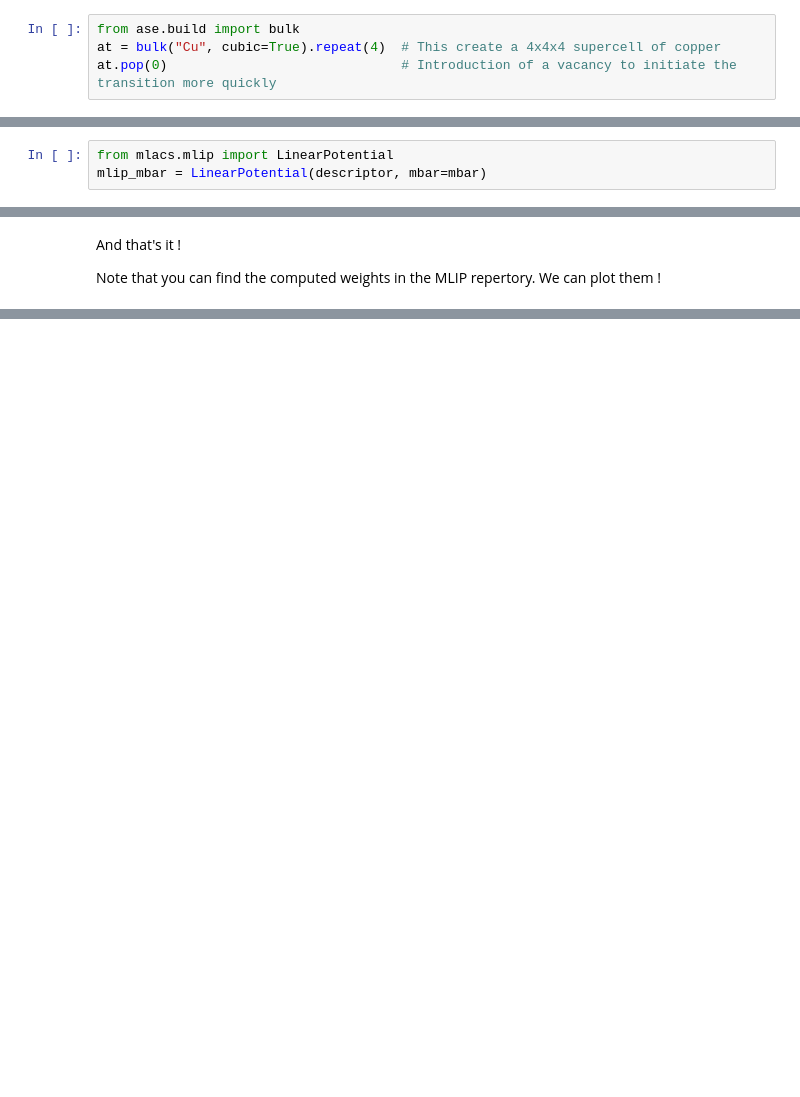
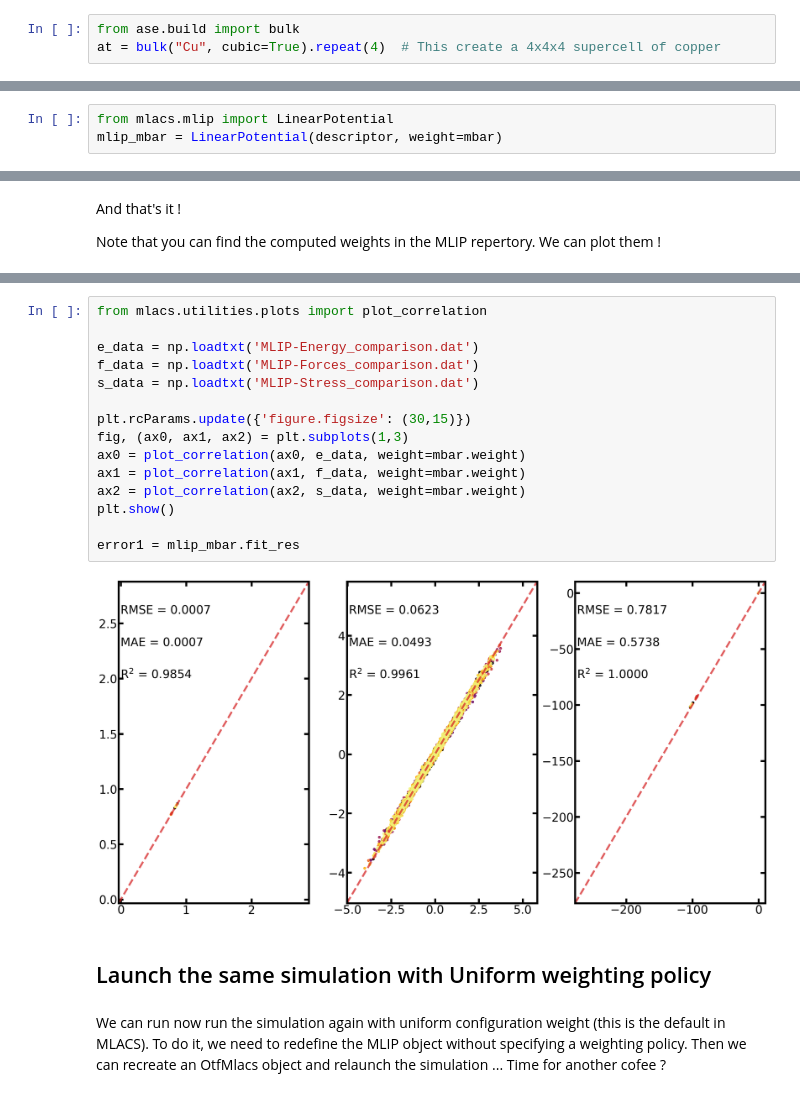
Before and after one commit to mlacs-developers/mlacs, a Jupyter notebook: tutorials/Mlacs/2_multistate_mbar/OtfMlacs_tuto2.ipynb, the cells around one changed output, grey strips where cells are left out. Saved outputs shown, nothing was run; the diff lists cells and outputs as text; blank space fills up the shorter version.

```diff
--- a/tutorials/Mlacs/2_multistate_mbar/OtfMlacs_tuto2.ipynb
+++ b/tutorials/Mlacs/2_multistate_mbar/OtfMlacs_tuto2.ipynb
@@ -19,4 +19,3 @@ As input, we can use the `bulk` function of the ASE package.
 # %%
 from ase.build import bulk
 at = bulk("Cu", cubic=True).repeat(4)  # This create a 4x4x4 supercell of copper
-at.pop(0)                              # Introduction of a vacancy to initiate the transition more quickly
@@ -77,5 +69,5 @@ There are two different ways to use MBAR. The first one is activated when using
 * finally we define the model
 # %%
 from mlacs.mlip import LinearPotential
-mlip_mbar = LinearPotential(descriptor, mbar=mbar)
+mlip_mbar = LinearPotential(descriptor, weight=mbar)
 # %% [markdown]
@@ -160,3 +146,24 @@ As an example, we can fit un new SNAP without the reweighting to compare the res
+# %%
+from mlacs.utilities.plots import plot_correlation
+
+e_data = np.loadtxt('MLIP-Energy_comparison.dat')
+f_data = np.loadtxt('MLIP-Forces_comparison.dat')
+s_data = np.loadtxt('MLIP-Stress_comparison.dat')
+
+plt.rcParams.update({'figure.figsize': (30,15)})
+fig, (ax0, ax1, ax2) = plt.subplots(1,3)
+ax0 = plot_correlation(ax0, e_data, weight=mbar.weight)
+ax1 = plot_correlation(ax1, f_data, weight=mbar.weight)
+ax2 = plot_correlation(ax2, s_data, weight=mbar.weight)
+plt.show()
+
+error1 = mlip_mbar.fit_res
+# %% [output]
+[figure, added]
+# %% [markdown]
+## Launch the same simulation with Uniform weighting policy
+# %% [markdown]
+We can run now run the simulation again with uniform configuration weight (this is the default in MLACS). To do it, we need to redefine the MLIP object without specifying a weighting policy. Then we can recreate an OtfMlacs object and relaunch the simulation ... Time for another cofee ?
 # %%
 mlip_uni = LinearPotential(descriptor)
 dyn = OtfMlacs(at,
```
Also changed, not shown: parts of 30 cells of this notebook, 1 other file.
